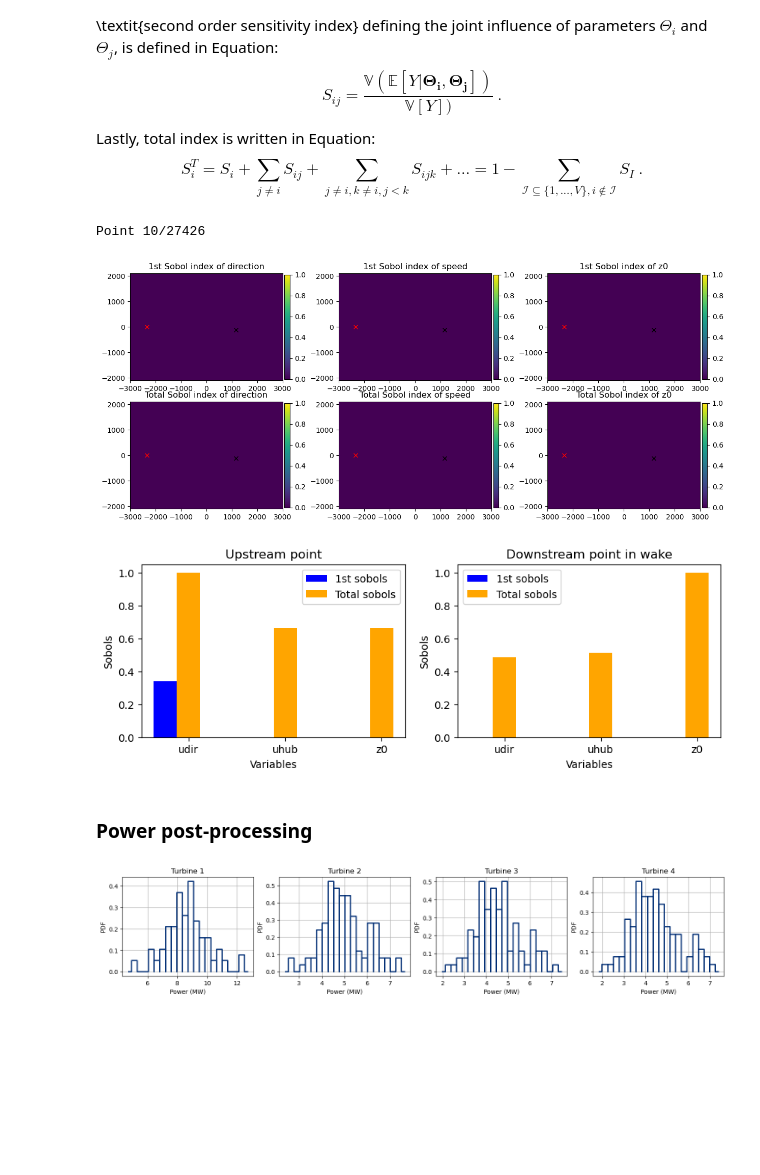
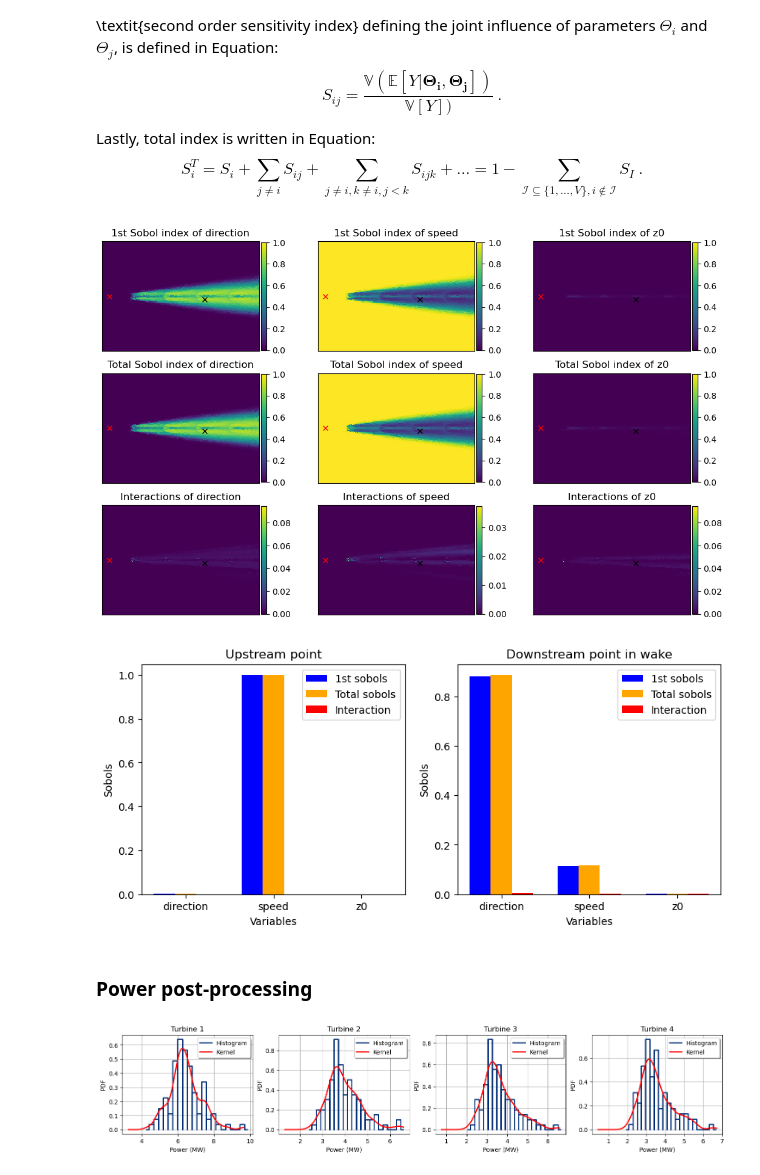
Before and after one commit to bjarketol/WIFA, a Jupyter notebook: vnv/uq_validation/launch_sensitivity_study.ipynb, the cells around one changed output. Saved outputs shown, nothing was run; the diff lists cells and outputs as text; code cells hidden in the pictures; blank space fills up the shorter version.

Commit message:
vnv uq - update sensitivity pynb and add cs results

```diff
--- a/vnv/uq_validation/launch_sensitivity_study.ipynb
+++ b/vnv/uq_validation/launch_sensitivity_study.ipynb
@@ -27,7 +25,7 @@ colors=['#002d74', '#e85113', '#1fa12e', '#c9d200', '#f49e00', '#006ab3', '#3381
 """
 The nc file is created using the notebook called "sample_uncertain_inputs.ipync"
 """
-nc_file = nc.Dataset("Stochastic_atHubHeight.nc")
+nc_file = nc.Dataset("windio_toy/plant_energy_resource/Stochastic_atHubHeight.nc")
 nc_file_var_names = [key for key in nc_file.variables.keys()]
 nc_file_var_dimensions = nc_file.variables[nc_file_var_names[1]].dimensions
 nc_file_var_shape = nc_file.variables[nc_file_var_names[1]].shape
@@ -43,6 +41,7 @@ MC_sample[:,1] = nc_file.variables["speed"][:]
 MC_sample[:,2] = nc_file.variables["z0"][:]
 uq_varnames = ["direction", "speed","z0"]
 uq_var_marginals = ["normal", "normal", "uniform"]
+#uq_var_marginals = ["kernel", "kernel", "kernel"]
 # %% [output]
 Variables are :  ['time', 'direction', 'speed', 'z0', 'TI', 'ustar']
 Dimensions of variable 1 are :  ('time',)
@@ -64,8 +63,10 @@ velocity_X = f.variables['u']
 velocity_Y = f.variables['v']
 velocity_Z = f.variables['w']
 velocity_magnitude = np.zeros((velocity_X.shape[0],velocity_X.shape[1]))
+velocity_direction = np.zeros((velocity_X.shape[0],velocity_X.shape[1]))
 for j in range(velocity_X.shape[1]):
     velocity_magnitude[:,j] = np.sqrt(velocity_X[:,j]**2 + velocity_Y[:,j]**2 + velocity_Z[:,j]**2)
+    velocity_direction[:,j] = 270.-np.rad2deg(np.arctan2(velocity_Y[:,j],velocity_X[:,j]))
 #
 print(velocity_X.shape)
 MC_sample_size = velocity_X.shape[1]
@@ -124,7 +125,7 @@ sorted_combined_nearest_below = sorted(combined_nearest_below, key=lambda x: x[0
 sorted_nearest_x_below, sorted_nearest_ids_below = zip(*sorted_combined_nearest_below)
 
 
-example_point_id_1 = sorted_nearest_ids[8] ; example_point_id_2 = sorted_nearest_ids_below[200]
+example_point_id_1 = sorted_nearest_ids[8] ; example_point_id_2 = sorted_nearest_ids_below[220]
 point_name_1 = "Upstream point" ; point_name_2 = "Downstream point in wake"
 MC_example = 5
 fig,ax = plt.subplots(1,2,figsize=(10,3))
@@ -183,8 +184,9 @@ plt.show()
 # %% [markdown]
 ### Simple statistics as the mean and variance
 # %%
-sample_mean = np.mean(velocity_X,axis=1)
-sample_std = np.std(velocity_X,axis=1)
+variable_to_test = velocity_magnitude
+sample_mean = np.mean(variable_to_test,axis=1)
+sample_std = np.std(variable_to_test,axis=1)
 ##
 fig,ax = plt.subplots(1,2,figsize=(10,3))
 ax[0].set_aspect('equal')
@@ -258,12 +260,12 @@ input_variable_array = MC_sample[:MC_sample_size,:]
 
 #Show the polynomial terms
 #Fitting metrics #show leave_one_out scores
-recompute_sobols = True
+recompute_sobols = False
 if(recompute_sobols):
     copula_type = "independent"  #choices: gaussian, independent
     max_PC_deg = 3
     npoints = velocity_X.shape[0]
-    for i in range(10):#npoints):
+    for i in range(npoints):
         print('Point '+str(i+1)+'/'+str(npoints), end='\r')
         if(sample_std[i]!=0):
             fullSet = StatisticalSet(input_variable_array[:,:],velocity_X[i,:])
@@ -282,52 +284,68 @@ if(recompute_sobols):
             chaosSI = ot.FunctionalChaosSobolIndices(otChaosObject.polynomialChaosResult)
             for v in range(fullSet.inputDimension):
                 sobol_indices[i,v] =  chaosSI.getSobolIndex(v)
                 total_sobol_indices[i,v] =  chaosSI.getSobolTotalIndex(v)
 else:
-    f = nc.Dataset('MC_Sobol_indices.nc')
+    f = nc.Dataset('flow_tools_results/windio_toy/SA_hub_timeseries_velocity_magnitude_code_saturne.nc')
     for j in range(nvar):
         sobol_indices[:,j] = f.variables[uq_varnames[j]+'_sobol_index_1st'][:]
         total_sobol_indices[:,j] = f.variables[uq_varnames[j]+'_sobol_index_total'][:]
 
-fig,ax = plt.subplots(2,nvar,figsize=(15,6))
+fig,ax = plt.subplots(3,nvar,figsize=(13,8))
 #
 for j in range(nvar):
     ax[0,j].set_aspect('equal')
     cntr = ax[0,j].tripcolor(triang,sobol_indices[:,j], vmin=0.0,vmax=1.0)
     fig.colorbar(cntr, ax=ax[0,j],fraction=0.03, pad=0.01)
     ax[0,j].set_title('1st Sobol index of '+uq_varnames[j])
     ax[0,j].plot(x_coords[example_point_id_1],y_coords[example_point_id_1], linestyle=None, marker="x",color="red")
     ax[0,j].plot(x_coords[example_point_id_2],y_coords[example_point_id_2], linestyle=None, marker="x",color="black")
     ax[0,j].set_xlim(-3000,3000) ; ax[0,j].set_ylim(-2100,2100)
+    ax[0,j].tick_params(axis='x', which='both', bottom=False,top=False,labelbottom=False)
+    ax[0,j].tick_params(axis='y', which='both', left=False,right=False,labelleft=False)
     #
     ax[1,j].set_aspect('equal')
     cntr = ax[1,j].tripcolor(triang,total_sobol_indices[:,j], vmin=0.0,vmax=1.0)
     fig.colorbar(cntr, ax=ax[1,j],fraction=0.03, pad=0.01)
     ax[1,j].set_title('Total Sobol index of '+uq_varnames[j])
     ax[1,j].plot(x_coords[example_point_id_1],y_coords[example_point_id_1], linestyle=None, marker="x",color="red")
     ax[1,j].plot(x_coords[example_point_id_2],y_coords[example_point_id_2], linestyle=None, marker="x",color="black")
     ax[1,j].set_xlim(-3000,3000) ; ax[1,j].set_ylim(-2100,2100)
+    ax[1,j].tick_params(axis='x', which='both', bottom=False,top=False,labelbottom=False)
+    ax[1,j].tick_params(axis='y', which='both', left=False,right=False,labelleft=False)
+    #
+    ax[2,j].set_aspect('equal')
+    cntr = ax[2,j].tripcolor(triang,total_sobol_indices[:,j]-sobol_indices[:,j])
+    fig.colorbar(cntr, ax=ax[2,j],fraction=0.03, pad=0.01)
+    ax[2,j].set_title('Interactions of '+uq_varnames[j])
+    ax[2,j].plot(x_coords[example_point_id_1],y_coords[example_point_id_1], linestyle=None, marker="x",color="red")
+    ax[2,j].plot(x_coords[example_point_id_2],y_coords[example_point_id_2], linestyle=None, marker="x",color="black")
+    ax[2,j].set_xlim(-3000,3000) ; ax[2,j].set_ylim(-2100,2100)
+    ax[2,j].tick_params(axis='x', which='both', bottom=False,top=False,labelbottom=False)
+    ax[2,j].tick_params(axis='y', which='both', left=False,right=False,labelleft=False)
 
 plt.show()
 #fig.savefig('Velocity_X_1stSobol_uref.jpg',dpi=300,bbox_inches='tight')
 # %% [output]
-Point 10/27426
-[figure, old version]
+[figure, new version]
 # %%
 # Set up the figure and axes
 
-fig,ax = plt.subplots(1,2,figsize=(10,3))
+fig,ax = plt.subplots(1,2,figsize=(10,4))
 # Bar positions
 bar_width=0.24
 items = uq_varnames
 bar_positions1 = np.arange(len(items))
 bar_positions2 = bar_positions1 + bar_width
+bar_positions3 = bar_positions2 + bar_width
+#
 values1 = [sobol_indices[example_point_id_1,0],sobol_indices[example_point_id_1,1],sobol_indices[example_point_id_1,2]]
 values2 = [total_sobol_indices[example_point_id_1,0],total_sobol_indices[example_point_id_1,1],total_sobol_indices[example_point_id_1,2]]
+values3 = [total_sobol_indices[example_point_id_1,0]-sobol_indices[example_point_id_1,0], total_sobol_indices[example_point_id_1,1]-sobol_indices[example_point_id_1,1], total_sobol_indices[example_point_id_1,2]-sobol_indices[example_point_id_1,2]]
 # Create bar plots
 ax[0].bar(bar_positions1, values1, width=bar_width, label='1st sobols', color='blue')
 ax[0].bar(bar_positions2, values2, width=bar_width, label='Total sobols', color='orange')
-#ax[0].bar(bar_positions3, values3, width=bar_width, label='Interaction', color='red')
+ax[0].bar(bar_positions3, values3, width=bar_width, label='Interaction', color='red')
 
 # Set labels and title
 ax[0].set_xlabel('Variables')
@@ -340,10 +358,11 @@ ax[0].legend()
 #
 values1 = [sobol_indices[example_point_id_2,0],sobol_indices[example_point_id_2,1],sobol_indices[example_point_id_2,2]]
 values2 = [total_sobol_indices[example_point_id_2,0],total_sobol_indices[example_point_id_2,1],total_sobol_indices[example_point_id_2,2]]
+values3 = [total_sobol_indices[example_point_id_2,0]-sobol_indices[example_point_id_2,0], total_sobol_indices[example_point_id_2,1]-sobol_indices[example_point_id_2,1], total_sobol_indices[example_point_id_2,2]-sobol_indices[example_point_id_2,2]]
 # Create bar plots
 ax[1].bar(bar_positions1, values1, width=bar_width, label='1st sobols', color='blue')
 ax[1].bar(bar_positions2, values2, width=bar_width, label='Total sobols', color='orange')
-#ax[1].bar(bar_positions3, values3, width=bar_width, label='Interaction', color='red')
+ax[1].bar(bar_positions3, values3, width=bar_width, label='Interaction', color='red')
 
 # Set labels and title
 ax[1].set_xlabel('Variables')
@@ -357,5 +376,5 @@ ax[1].legend()
 # Show the plot
 plt.show()
 # %% [output]
-[figure, old version]
+[figure, new version]
 # %%
@@ -388,7 +407,9 @@ if(recompute_sobols and write_sobols_in_nc):
 number_of_turbines = power_table.shape[1]
 
 power_histograms = []
+power_KDE = []
 power_graphs = []
+kernel = ot.KernelSmoothing(ot.Normal())
 for j in range(number_of_turbines):
     power_sample = ot.Sample([[i/10**6] for i in power_table[:,j]])
     # plot and compare to histogram
@@ -398,7 +419,12 @@ for j in range(number_of_turbines):
     power_graphs[j].setXTitle("Power (MW)")
     power_graphs[j].setYTitle("PDF")
     power_graphs[j].setTitle("")
-    power_graphs[j].setLegends([""])
+
+
+    power_KDE.append(kernel.build(power_sample))
+    power_graphs[j].add(power_KDE[j].drawPDF())
+
+    power_graphs[j].setLegends(["Histogram", "Kernel"])
 
 fig = plt.figure(figsize=(18, 3))
 axs = []
@@ -408,4 +434,4 @@ for j in range(number_of_turbines):
     _ = viewer.View(power_graphs[j], figure=fig, axes=[axs[j]])
 plt.show()
 # %% [output]
-[figure, old version]
+[figure, new version]
```
Also changed, not shown: parts of 10 cells of this notebook, 4 other files.
